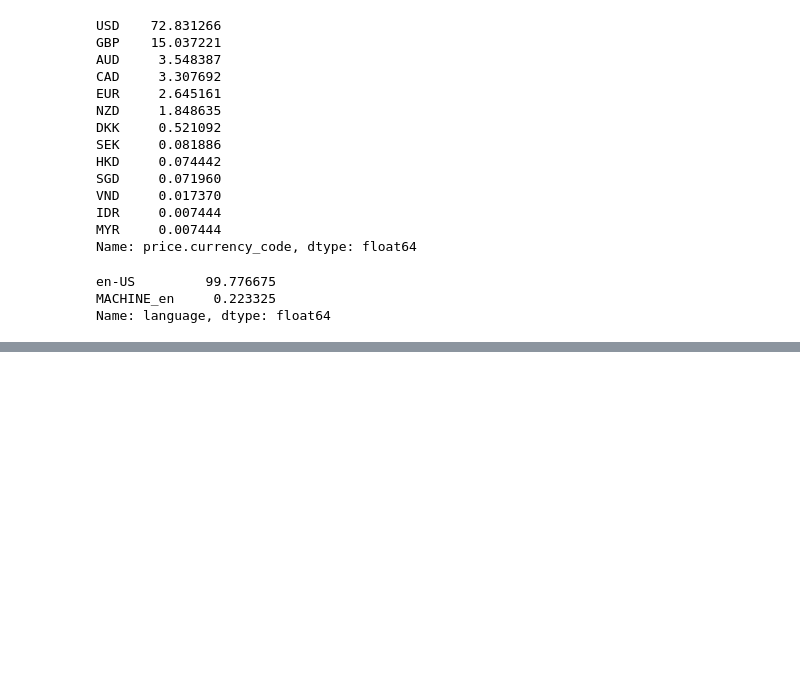
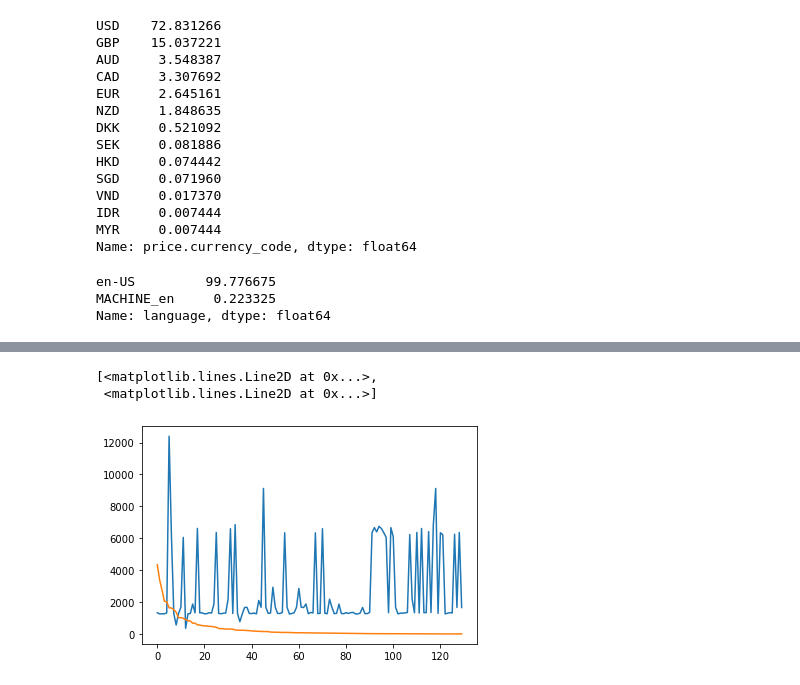
Before and after one commit to Megan1034/ETSY-CAPSTONE, a Jupyter notebook: ETSY Notebook/Etsy_Listings.ipynb, the cells around one changed output, grey strips where cells are left out. Drawn from its saved outputs; the diff is of its cells as text; code cells hidden in the pictures; blank space fills up the shorter version.

```diff
--- a/ETSY Notebook/Etsy_Listings.ipynb
+++ b/ETSY Notebook/Etsy_Listings.ipynb
@@ -213,5 +213,6 @@ en-US         99.776675
 MACHINE_en     0.223325
 Name: language, dtype: float64
 # %%
-etsy['taxonomy_id'].value_counts(normalize=True)*100
+taxon_count = etsy['taxonomy_id'].value_counts()#(normalize=True)*100
+taxon_count
 # %% [output]
@@ -234,0 +236,4 @@ Name: taxonomy_id, dtype: float64
+# %%
+tdf= pd.DataFrame(taxon_count)
+#tdf= tdf.rename(columns={'index':'taxonomy_id', 'taxonomy_id': 'count'})
+tdf = tdf.reset_index()
@@ -234,0 +274,6 @@ Name: taxonomy_id, dtype: float64
+# %%
+plt.plot(tdf)
+# %% [output]
+[<matplotlib.lines.Line2D at 0x...>,
+ <matplotlib.lines.Line2D at 0x...>]
+[figure, added]
```
Also changed, not shown: parts of 10 cells of this notebook, 2 other files.
